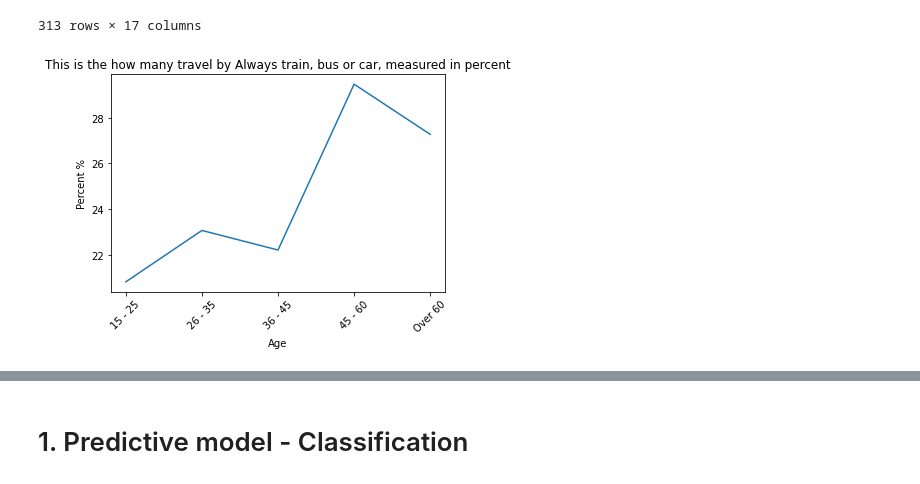
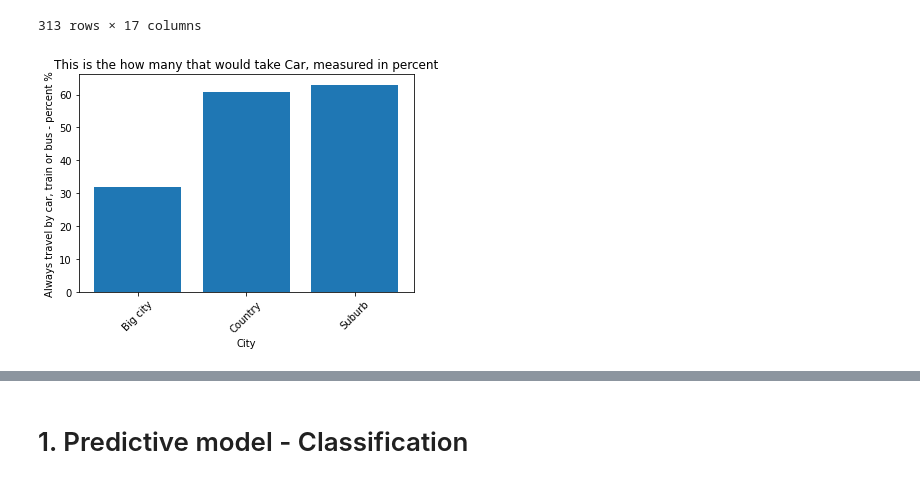
Before and after one commit to Tobiaskurland/data-science-mandatory-2, a Jupyter notebook: transport.ipynb, the cells around one changed output, grey strips where cells are left out. Saved outputs shown, nothing was run; the diff lists cells and outputs as text; code cells hidden in the pictures.

```diff
--- a/transport.ipynb
+++ b/transport.ipynb
@@ -99,10 +101,10 @@ def calculate_chart(df, y_value, x_value, result_value, chart):
     df_3 = pd.merge(df_3, df_1, left_on=x_value, right_on=x_value, how='inner')
     df_3["percent"] = df_3['counter'] * 100 / df_3["all"]
 
-    plt.ylabel("Percent %")
+    plt.ylabel("Always travel by car, train or bus - percent %")
     plt.xlabel(x_value)
     plt.xticks(rotation=45)
-    plt.title("This is the how many travel by " + result_value + ", measured in percent")
+    plt.title("This is the how many that would take " + result_value + ", measured in percent")
 
     if chart == "plot":
         return df_3, plt.plot(df_3[x_value], df_3["percent"])
@@ -130,7 +132,7 @@ df
 | 314 | 45 - 60 | Female | Country | Single | yes | yes | yes | ... |
 | 315 | 45 - 60 | Male | Suburb | In relationship | yes | yes | yes | ... |
 313 rows × 17 columns
-# %%
-df_3, plot = calculate_chart(df, "Statement on a shiny day", "Age", "Always train, bus or car", "plot")
-# %% [output]
-[figure, removed]
+# %%
+df_3, plot = calculate_chart(df, "Transport to and from work", "City", "Car", "bar")
+# %% [output]
+[figure, added]
```
Also changed, not shown: parts of 16 cells of this notebook, 1 other file.
